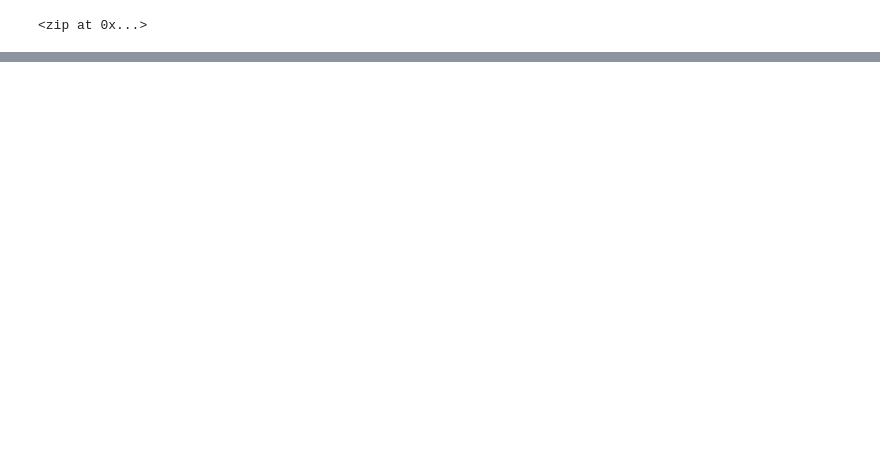
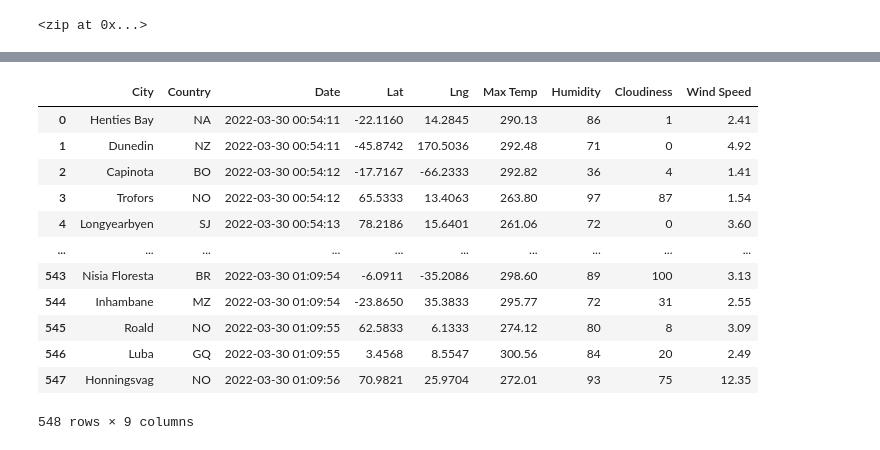
Before and after one commit to kwarzeski/World_Weather_Analysis, a Jupyter notebook: WeatherPy.ipynb, the cells around one changed output, grey strips where cells are left out. Saved outputs shown, nothing was run; the diff lists cells and outputs as text; code cells hidden in the pictures; blank space fills up the shorter version.

Commit message:
updated gitignore to remove config file. Ouputing csv file of weather data

```diff
--- a/WeatherPy.ipynb
+++ b/WeatherPy.ipynb
@@ -33,0 +118,4 @@ len(cities)
+# %%
+# Convert the array of dictionaries to a Pandas DataFrame.
+city_data_df = pd.DataFrame(city_data)
+city_data_df.head(10)
@@ -33,0 +134,20 @@ len(cities)
+# %%
+#reorder the columns
+new_column_order = ["City", "Country", "Date", "Lat", "Lng", "Max Temp", "Humidity", "Cloudiness", "Wind Speed"]
+city_data_df = city_data_df[new_column_order]
+# %%
+city_data_df
+# %% [output]
+|  | City | Country | Date | Lat | Lng | Max Temp | Humidity | Cloudiness | Wind Speed |
+| 0 | Henties Bay | NA | 2022-03-30 00:54:11 | -22.1160 | 14.2845 | 290.13 | 86 | 1 | 2.41 |
+| 1 | Dunedin | NZ | 2022-03-30 00:54:11 | -45.8742 | 170.5036 | 292.48 | 71 | 0 | 4.92 |
+| 2 | Capinota | BO | 2022-03-30 00:54:12 | -17.7167 | -66.2333 | 292.82 | 36 | 4 | 1.41 |
+| 3 | Trofors | NO | 2022-03-30 00:54:12 | 65.5333 | 13.4063 | 263.80 | 97 | 87 | 1.54 |
+| 4 | Longyearbyen | SJ | 2022-03-30 00:54:13 | 78.2186 | 15.6401 | 261.06 | 72 | 0 | 3.60 |
+| ... | ... | ... | ... | ... | ... | ... | ... | ... | ... |
+| 543 | Nisia Floresta | BR | 2022-03-30 01:09:54 | -6.0911 | -35.2086 | 298.60 | 89 | 100 | 3.13 |
+| 544 | Inhambane | MZ | 2022-03-30 01:09:54 | -23.8650 | 35.3833 | 295.77 | 72 | 31 | 2.55 |
+| 545 | Roald | NO | 2022-03-30 01:09:55 | 62.5833 | 6.1333 | 274.12 | 80 | 8 | 3.09 |
+| 546 | Luba | GQ | 2022-03-30 01:09:55 | 3.4568 | 8.5547 | 300.56 | 84 | 20 | 2.49 |
+| 547 | Honningsvag | NO | 2022-03-30 01:09:56 | 70.9821 | 25.9704 | 272.01 | 93 | 75 | 12.35 |
+548 rows × 9 columns
```
Also changed, not shown: parts of 5 cells of this notebook, 2 other files.
